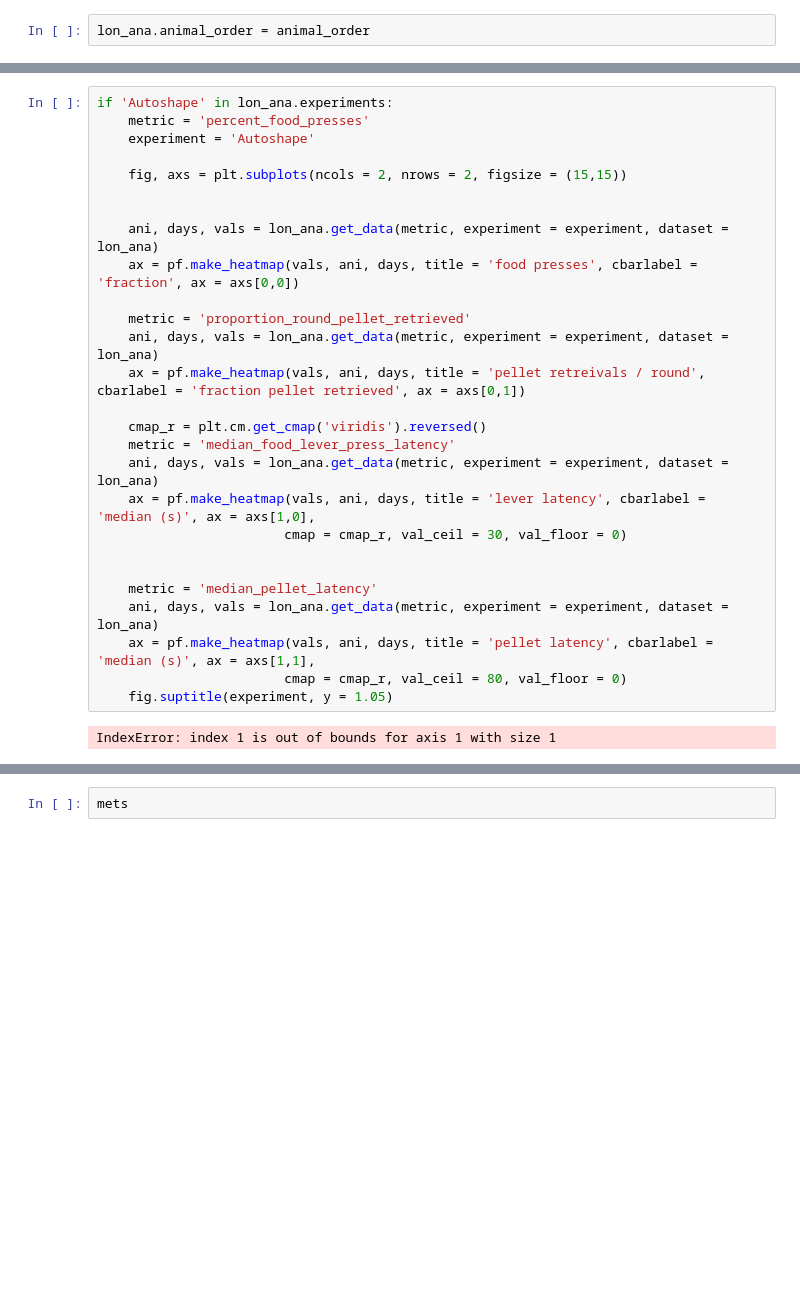
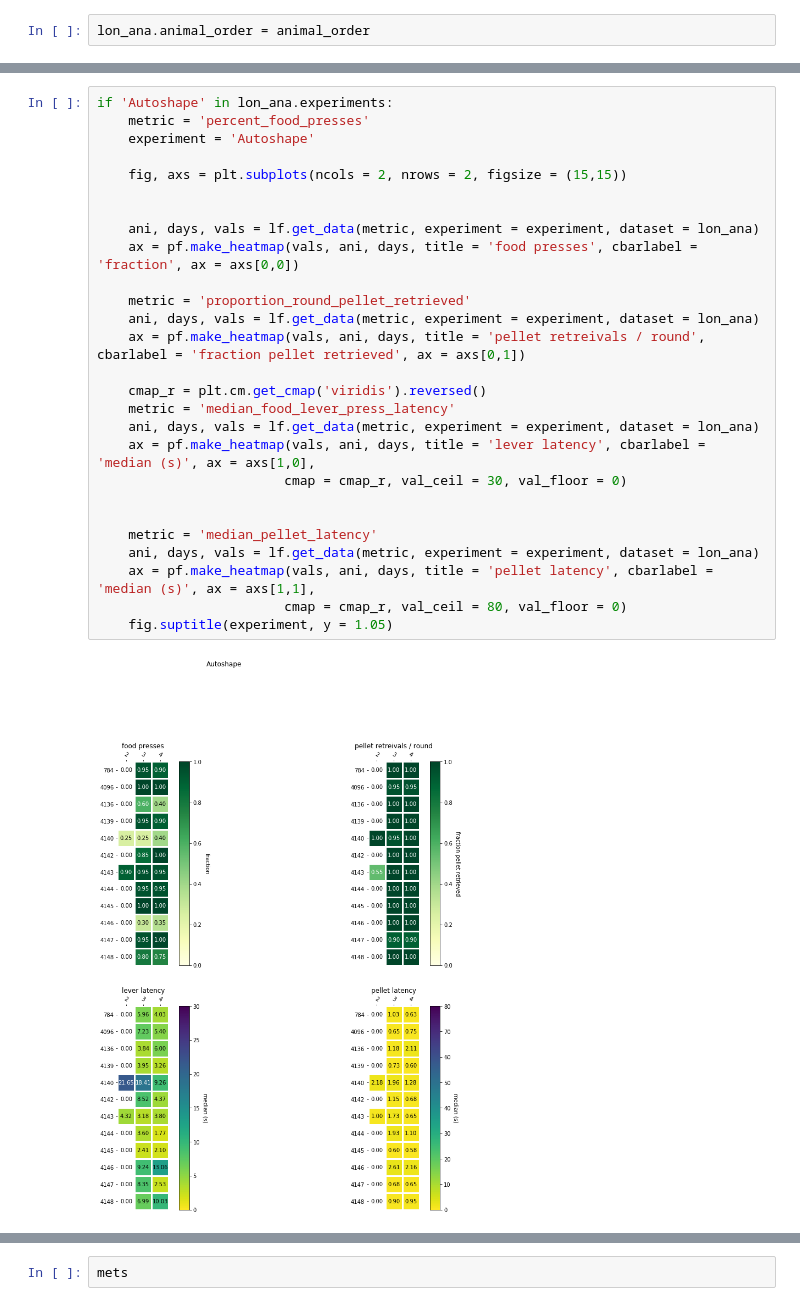
Before and after one commit to dprotter/Operant_Daily_Pipeline, a Jupyter notebook: plot_data.ipynb, the cells around one changed output, grey strips where cells are left out. Drawn from its saved outputs; the diff is of its cells as text; blank space fills up the shorter version.

```diff
--- a/plot_data.ipynb
+++ b/plot_data.ipynb
@@ -120,32 +158,32 @@ AttributeError: 'LongitudinalAnalysis' object has no attribute 'get_data'
 # %%
 if 'Autoshape' in lon_ana.experiments:
     metric = 'percent_food_presses'
     experiment = 'Autoshape'
 
     fig, axs = plt.subplots(ncols = 2, nrows = 2, figsize = (15,15))
 
 
-    ani, days, vals = lon_ana.get_data(metric, experiment = experiment, dataset = lon_ana)
+    ani, days, vals = lf.get_data(metric, experiment = experiment, dataset = lon_ana)
     ax = pf.make_heatmap(vals, ani, days, title = 'food presses', cbarlabel = 'fraction', ax = axs[0,0])
 
     metric = 'proportion_round_pellet_retrieved'
-    ani, days, vals = lon_ana.get_data(metric, experiment = experiment, dataset = lon_ana)
+    ani, days, vals = lf.get_data(metric, experiment = experiment, dataset = lon_ana)
     ax = pf.make_heatmap(vals, ani, days, title = 'pellet retreivals / round', cbarlabel = 'fraction pellet retrieved', ax = axs[0,1])
 
     cmap_r = plt.cm.get_cmap('viridis').reversed()
     metric = 'median_food_lever_press_latency'
-    ani, days, vals = lon_ana.get_data(metric, experiment = experiment, dataset = lon_ana)
+    ani, days, vals = lf.get_data(metric, experiment = experiment, dataset = lon_ana)
     ax = pf.make_heatmap(vals, ani, days, title = 'lever latency', cbarlabel = 'median (s)', ax = axs[1,0],
                         cmap = cmap_r, val_ceil = 30, val_floor = 0)
 
 
     metric = 'median_pellet_latency'
-    ani, days, vals = lon_ana.get_data(metric, experiment = experiment, dataset = lon_ana)
+    ani, days, vals = lf.get_data(metric, experiment = experiment, dataset = lon_ana)
     ax = pf.make_heatmap(vals, ani, days, title = 'pellet latency', cbarlabel = 'median (s)', ax = axs[1,1],
                         cmap = cmap_r, val_ceil = 80, val_floor = 0)
     fig.suptitle(experiment, y = 1.05)
 # %% [output]
-IndexError: index 1 is out of bounds for axis 1 with size 1
+[figure, added]
 # %%
 
 if 'Door_shape' in lon_ana.experiments:
```
Also changed, not shown: parts of 11 cells of this notebook.
